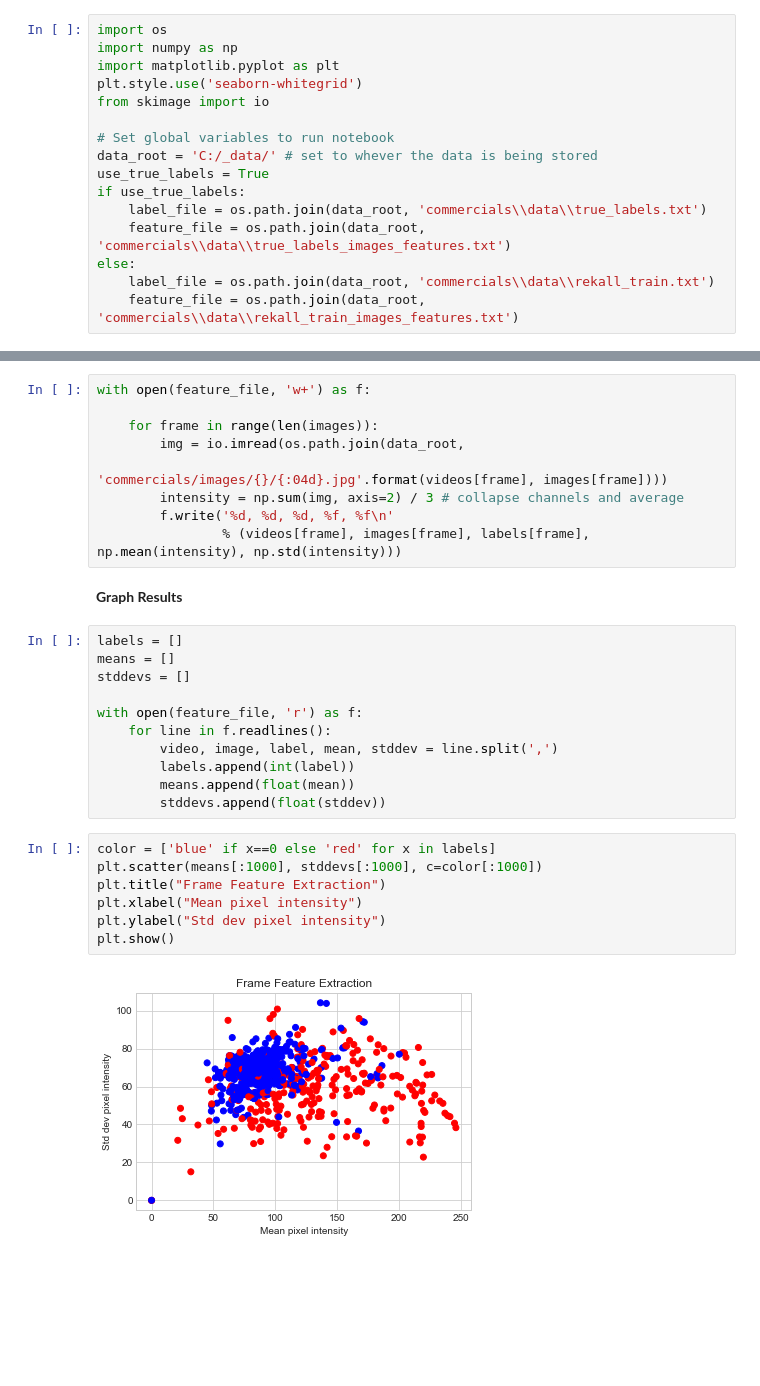
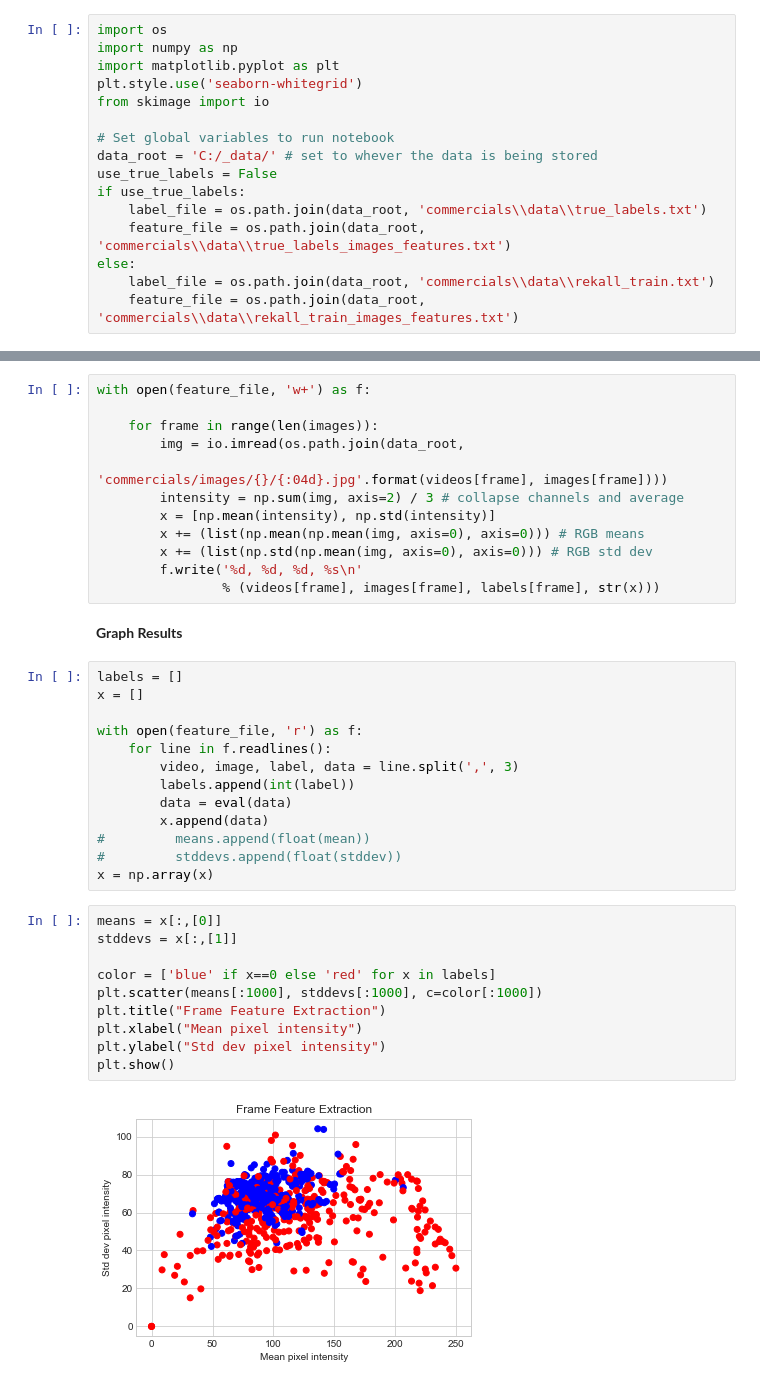
Before and after one commit to mdcramer/cs229-Rekall, a Jupyter notebook: commercial_experiments/Frame Feature Extractor.ipynb, the cells around one changed output, grey strips where cells are left out. Drawn from its saved outputs; the diff is of its cells as text; blank space fills up the shorter version.

```diff
--- a/commercial_experiments/Frame Feature Extractor.ipynb
+++ b/commercial_experiments/Frame Feature Extractor.ipynb
@@ -7,7 +7,7 @@ from skimage import io
 
 # Set global variables to run notebook
 data_root = 'C:/_data/' # set to whever the data is being stored
-use_true_labels = True
+use_true_labels = False
 if use_true_labels:
     label_file = os.path.join(data_root, 'commercials\\data\\true_labels.txt')
     feature_file = os.path.join(data_root, 'commercials\\data\\true_labels_images_features.txt')
@@ -44,27 +44,35 @@ with open(feature_file, 'w+') as f:
         img = io.imread(os.path.join(data_root,
                                      'commercials/images/{}/{:04d}.jpg'.format(videos[frame], images[frame])))
         intensity = np.sum(img, axis=2) / 3 # collapse channels and average
-        f.write('%d, %d, %d, %f, %f\n'
-                % (videos[frame], images[frame], labels[frame], np.mean(intensity), np.std(intensity)))
+        x = [np.mean(intensity), np.std(intensity)]
+        x += (list(np.mean(np.mean(img, axis=0), axis=0))) # RGB means
+        x += (list(np.std(np.mean(img, axis=0), axis=0))) # RGB std dev
+        f.write('%d, %d, %d, %s\n'
+                % (videos[frame], images[frame], labels[frame], str(x)))
 # %% [markdown]
 **Graph Results**
 # %%
 labels = []
-means = []
-stddevs = []
+x = []
 
 with open(feature_file, 'r') as f:
     for line in f.readlines():
-        video, image, label, mean, stddev = line.split(',')
+        video, image, label, data = line.split(',', 3)
         labels.append(int(label))
-        means.append(float(mean))
-        stddevs.append(float(stddev))
+        data = eval(data)
+        x.append(data)
+#         means.append(float(mean))
+#         stddevs.append(float(stddev))
+x = np.array(x)
 # %%
+means = x[:,[0]]
+stddevs = x[:,[1]]
+
 color = ['blue' if x==0 else 'red' for x in labels]
 plt.scatter(means[:1000], stddevs[:1000], c=color[:1000])
 plt.title("Frame Feature Extraction")
 plt.xlabel("Mean pixel intensity")
 plt.ylabel("Std dev pixel intensity")
 plt.show()
 # %% [output]
-[figure, old version]
+[figure, new version]
```
Also changed, not shown: parts of 4 cells of this notebook, 1 other file.
